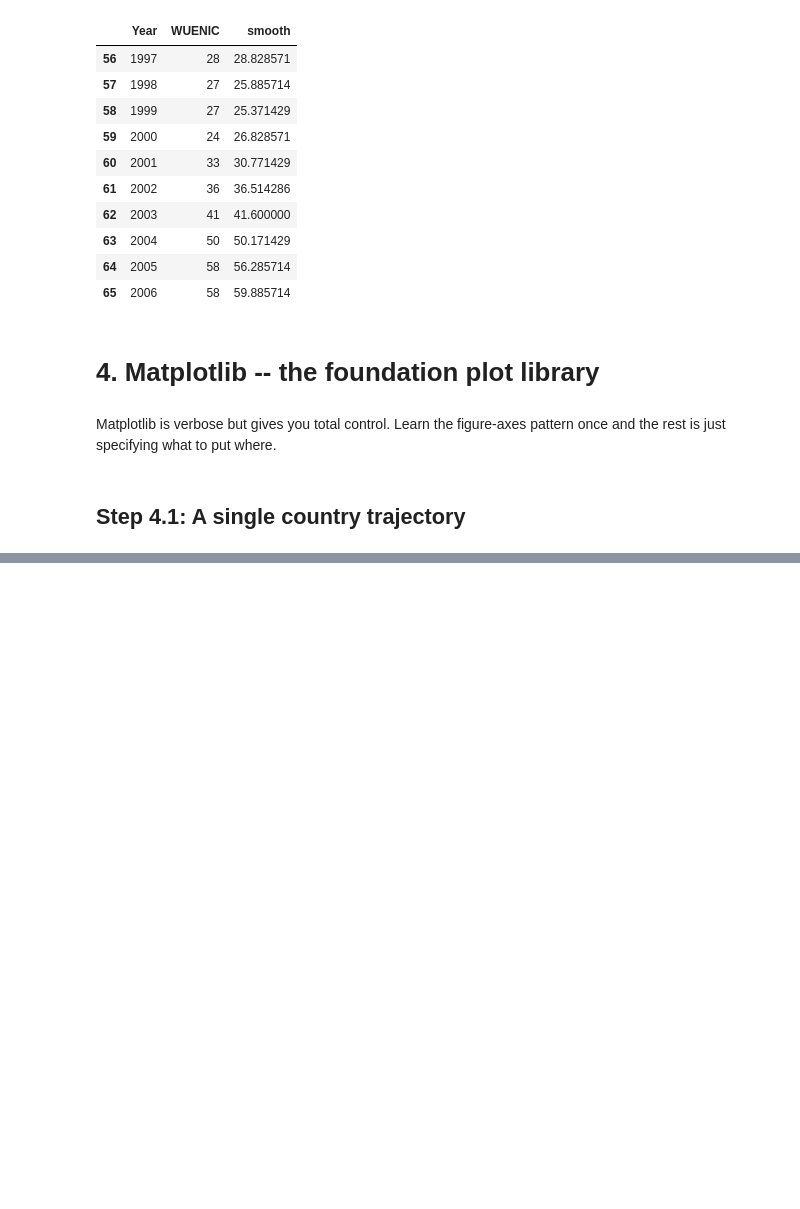
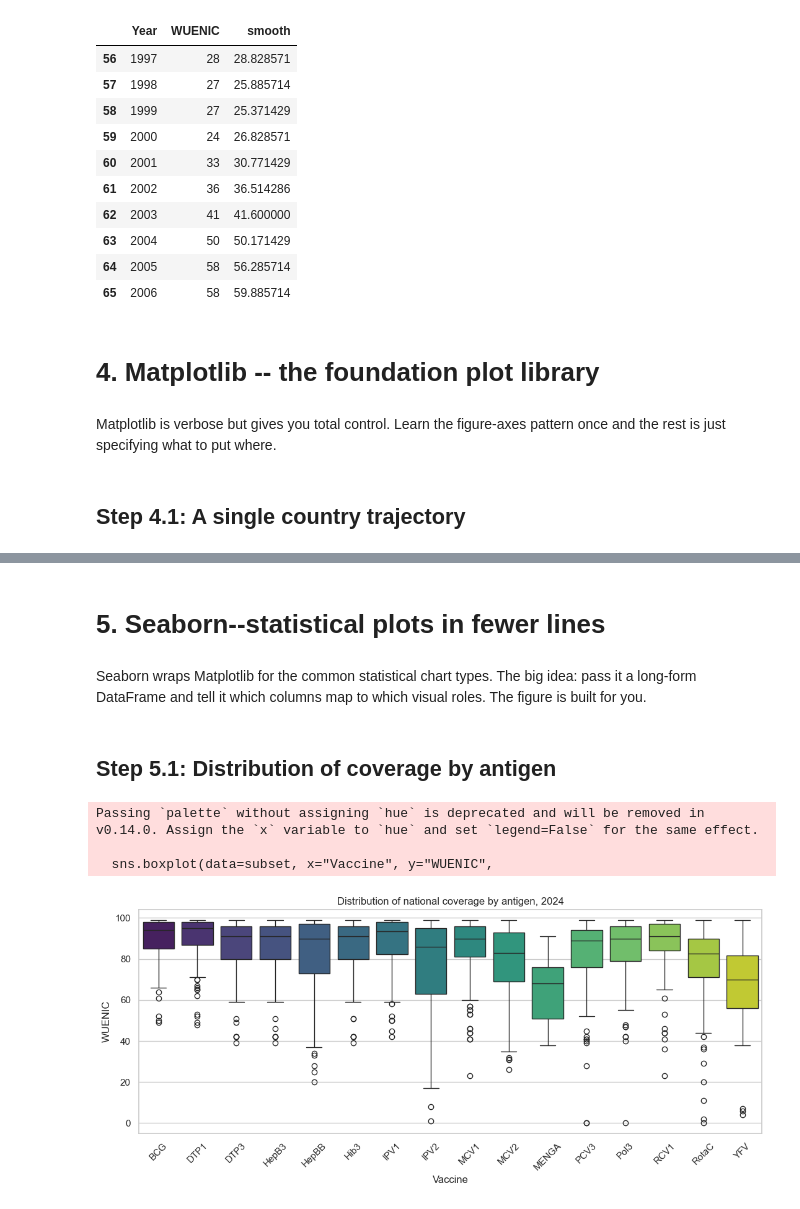
Before and after one commit to kj721/Ubiquitous, a Jupyter notebook: Projects/WUENIC 2025/cgpt_tutor_wuenic_2024.ipynb, the cells around one changed output, grey strips where cells are left out. Saved outputs shown, nothing was run; the diff lists cells and outputs as text; code cells hidden in the pictures; blank space fills up the shorter version.

```diff
--- a/Projects/WUENIC 2025/cgpt_tutor_wuenic_2024.ipynb
+++ b/Projects/WUENIC 2025/cgpt_tutor_wuenic_2024.ipynb
@@ -606,0 +659,24 @@ Matplotlib is verbose but gives you total control. Learn the figure-axes pattern
+# %% [markdown]
+# 5. Seaborn--statistical plots in fewer lines
+# %% [markdown]
+Seaborn wraps Matplotlib for the common statistical chart types. The big idea: pass it a long-form DataFrame and tell it which columns map to which visual roles. The figure is built for you.
+# %% [markdown]
+## Step 5.1: Distribution of coverage by antigen
+# %%
+import seaborn as sns
+sns.set_theme(style="whitegrid")
+
+subset = df[df["Year"] == 2024]
+plt.figure(figsize=(11, 5))
+sns.boxplot(data=subset, x="Vaccine", y="WUENIC",
+            order=sorted(subset["Vaccine"].unique()),
+            palette="viridis")
+plt.xticks(rotation=45)
+plt.title("Distribution of national coverage by antigen, 2024")
+plt.tight_layout()
+plt.show()
+# %% [output]
+Passing `palette` without assigning `hue` is deprecated and will be removed in v0.14.0. Assign the `x` variable to `hue` and set `legend=False` for the same effect.
+
+  sns.boxplot(data=subset, x="Vaccine", y="WUENIC",
+[figure, added]
```
Also changed, not shown: parts of 68 cells of this notebook, 10 other files.
